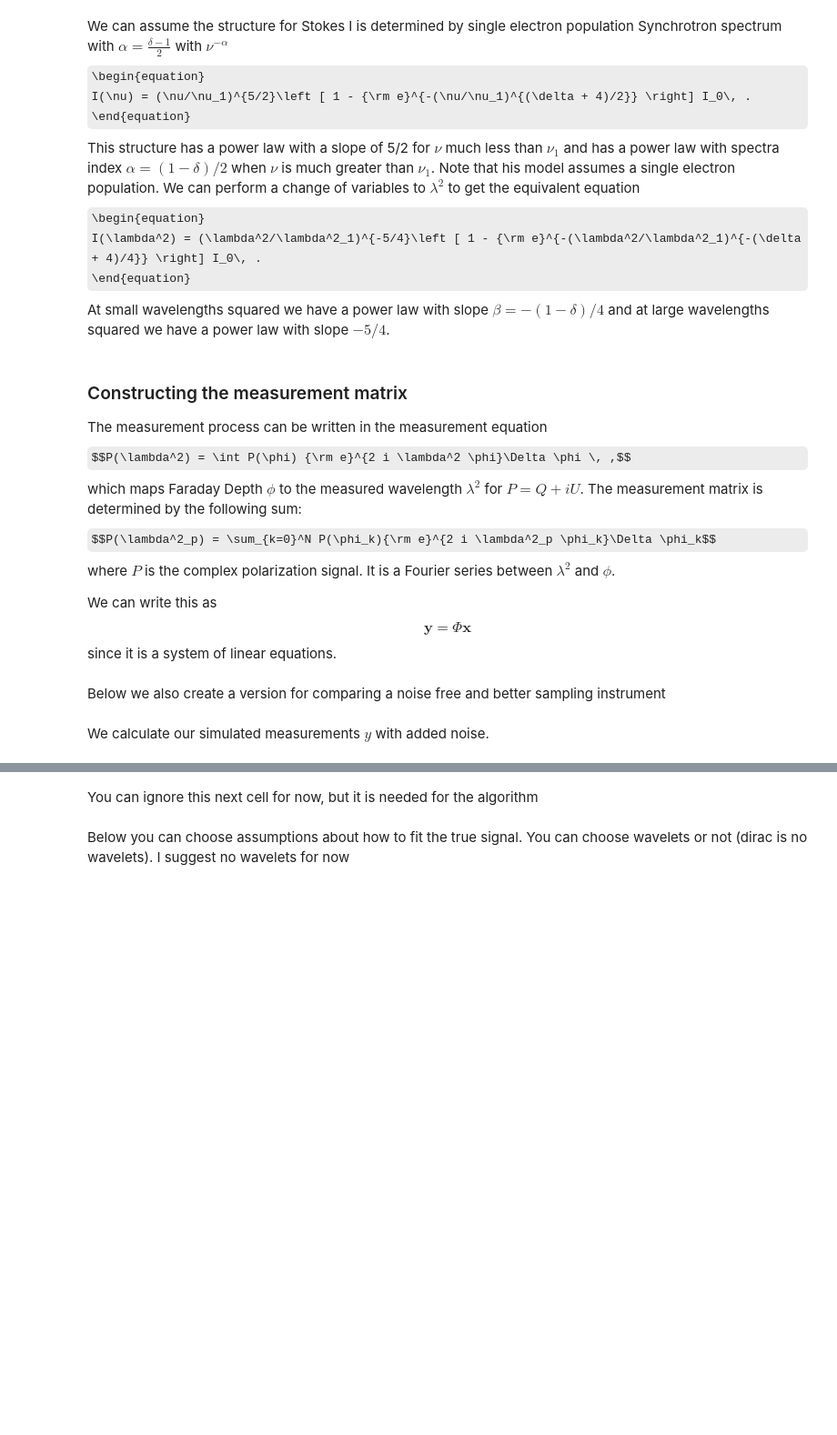
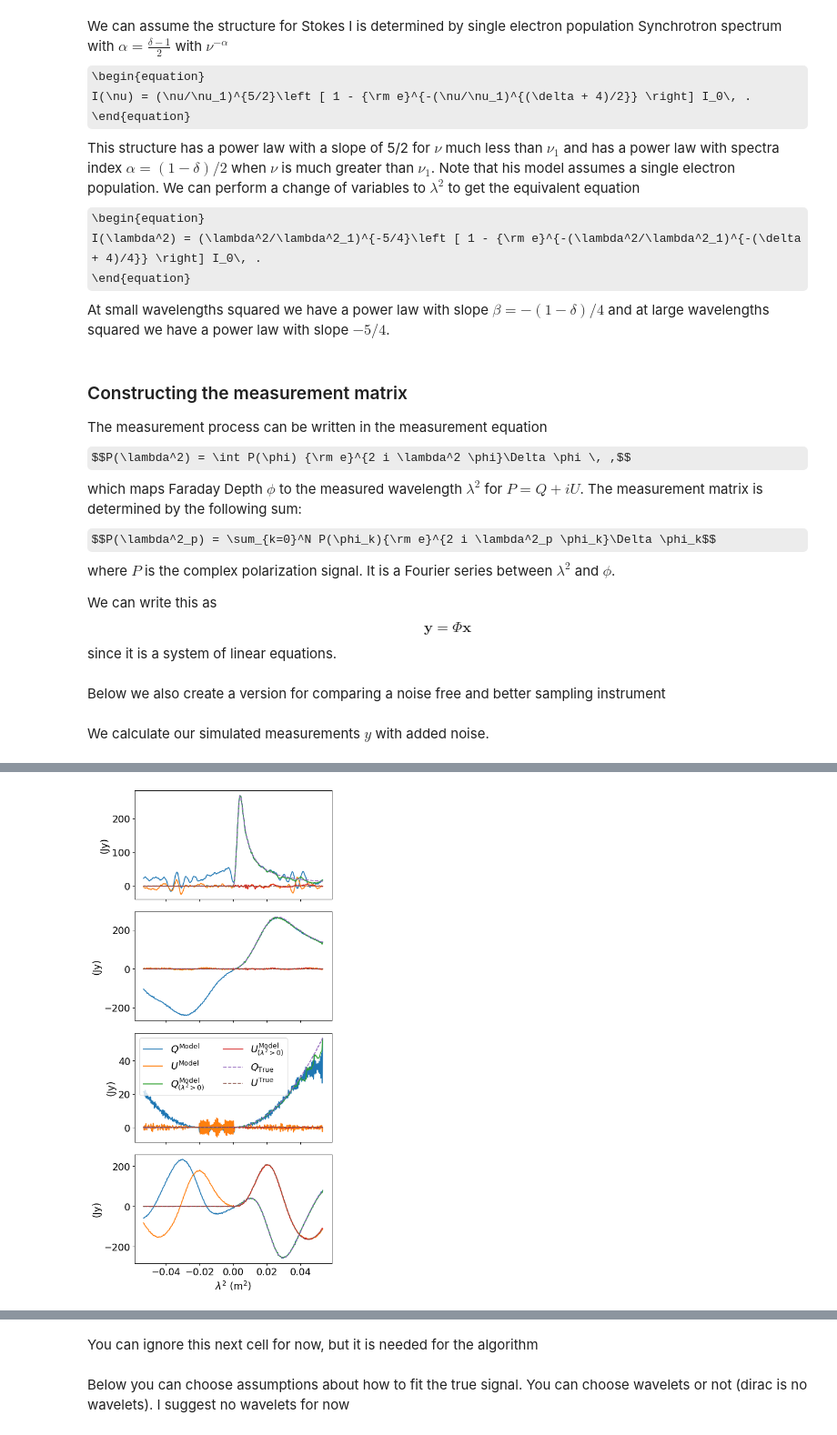
Before and after one commit to Luke-Pratley/Faraday-Dreams, a Jupyter notebook: examples/basic_faraday_simulation.ipynb, the cells around one changed output, grey strips where cells are left out. Shown at 91% size. Drawn from its saved outputs; the diff is of its cells as text; code cells hidden in the pictures; some formulas as TeX source; blank space fills up the shorter version.

```diff
--- a/examples/basic_faraday_simulation.ipynb
+++ b/examples/basic_faraday_simulation.ipynb
@@ -64,3 +60,18 @@ x_true = models.from_fft_lambda2(lambda x: spectra1(x) * np.exp(2j * x * 0), phi
+# %%
+alpha = -0.8
+delta = (-2 * alpha + 1)
+#nu = 5000
+nu = 2000
+#nu = 800
+nus = [5000, 2000, 800, 2000]
+rms = [0, 0, 0, 100]
+spectra2 = lambda x: np.real((x/lambda2_0)**(-5/4) * (1 - np.exp(-(x/lambda2_0)**((delta + 4)/2))))
+spectra3 = lambda x: np.sin(2 * np.pi/2. * x)
+#choose basis for enforce sparisty (dirac seems to be the best choice, but it depends on wavelength coverage!)
+#wav = ["db2", "db4", "db6", "db8"]
+#wav = ["db8", "db6", "db4"]
+wav = ["dirac"]
+levels = 1 #wavelet levels, makes no difference for dirac
 # %% [markdown]
 ### Constructing the measurement matrix
 The measurement process can be written in the measurement equation
@@ -90,4 +97,0 @@ y0 = m_op_right.dir_op(x_true)
-# %%
-# add iid noise to measurements
-sigma = 10**(-ISNR/20.)  * np.linalg.norm(y0) * 1./ np.sqrt(m_size)
-y = (y0 + np.random.normal(0, sigma, m_size) + 1j * np.random.normal(0, sigma, m_size)) * weights
@@ -115,0 +98,71 @@ Text(0, 0.5, '(Jy)')
+# %%
+fig1, ax1 = plt.subplots(nrows=4, ncols=1, figsize=(6, 12), dpi=80, sharex=True)
+fig2, ax2 = plt.subplots(nrows=4, ncols=1, figsize=(6, 12), dpi=80, sharex=True)
+fig3, ax3 = plt.subplots(nrows=4, ncols=1, figsize=(6, 12), dpi=80, sharex=True)
+rmse_p = np.zeros((len(rms)))
+rmse_n = np.zeros((len(rms)))
+for k in range(len(rms)):
+    # simulate measurement process
+    lambda2_0 = (c/nus[k] * 1e-6)**2
+    spectra1 = lambda x: np.real((x/lambda2_0)**(-5/4) * (1 - np.exp(-(x/lambda2_0)**((delta + 4)/2))))
+    x_true = models.from_fft_lambda2(lambda x: spectra1(x) * np.exp(1j * x * rms[k]), phi, 0)# + models.from_fft_lambda2(lambda x: spectra2(x) * np.exp(2j * x * -40), phi, 0) * 0.1
+    y0 = m_op_right.dir_op(x_true)
+    # add iid noise to measurements
+    sigma = 10**(-ISNR/20.) * np.sqrt(np.mean(np.abs(y0)**2)/2.)
+    np.random.seed(64)
+    y = (y0 + np.random.normal(0, sigma, m_size) + 1j * np.random.normal(0, sigma, m_size)) * weights
+    # you can choose the convergence criteria of the algorithm
+    options = {'tol': 1e-5, 'iter': 50000, 'update_iter': 1000, 'record_iters': False, 'real': False, 'positivity': False, 'project_positive_lambda2': True} #algorithm properties
+    beta= 1e+0 #stepsize that you might have to change 1e-2 to 1e-4 are normally okay, change if result looks bad
+    #get solution of algo and run
+    options['project_positive_lambda2'] = True
+    nu, sol = linear_operators.power_method(m_op_right, phi* 0 + 1, 1e-4)#estimate stepsize for algo (largest eigen value of measurement matrix)
+    solution_positive, diag_positive = solvers.solver(solvers.algorithm.l1_constrained, weights * y, sigma, m_op_right, wav, levels, nu, beta, options)
+    #get solution of algo and run
+    options['project_positive_lambda2'] = False
+    solution_negative, diag_negative = solvers.solver(solvers.algorithm.l1_constrained, weights * y, sigma, m_op_right, wav, levels, nu, beta, options)
+    y_positive = m_op.dir_op(solution_positive)
+    y_true = m_op_high_res.dir_op(x_true)
+    y_model_positive = m_op_high_res.dir_op(solution_positive)
+    y_negative = m_op.dir_op(solution_negative)
+    y_true = m_op_high_res.dir_op(x_true)
+    y_model_negative = m_op_high_res.dir_op(solution_negative)
+    ax1[k].plot(lambda2_high_res, np.real(y_model_negative))
+    ax1[k].plot(lambda2_high_res, np.imag(y_model_negative))
+    ax1[k].plot(lambda2_high_res, np.real(y_model_positive))
+    ax1[k].plot(lambda2_high_res, np.imag(y_model_positive))
+    ax1[k].plot(lambda2_high_res, np.real(y_true), '--')
+    ax1[k].plot(lambda2_high_res, np.imag(y_true), '--')
+    ax1[-1].set_xlabel(r"$\lambda^2$ (m$^2$)")
+    ax1[k].set_ylabel(r"(Jy)")
+    ax2[k].plot(freq0/10**9, np.real(y_negative))
+    ax2[k].plot(freq0/10**9, np.imag(y_negative))
+    ax2[k].plot(freq0/10**9, np.real(y_positive))
+    ax2[k].plot(freq0/10**9, np.imag(y_positive))
+    ax2[k].errorbar(freq0/10**9, np.real(y), yerr=lambda2*0 + sigma, fmt='',linestyle='')
+    ax2[k].errorbar(freq0/10**9, np.imag(y), yerr=lambda2*0 + sigma, fmt='',linestyle='')
+    ax2[-1].set_xlabel(r"$\nu$ (GHz)")
+    ax3[k].plot(phi, np.abs(x_true), c="purple")
+    ax3[k].plot(phi, np.abs(solution_negative), c="teal")
+    ax3[k].plot(phi, np.abs(solution_positive), c="limegreen")
+    ax3[-1].set_xlabel(r"$\phi$ (rad/m$^2$)")
+    ax3[k].set_xlim([-500, 500])
+    rmse_p[k] = np.sqrt(np.mean(np.abs(x_true - solution_positive)**2))/np.sqrt(np.mean(np.abs(x_true)**2))
+    rmse_n[k] = np.sqrt(np.mean(np.abs(x_true - solution_negative)**2))/np.sqrt(np.mean(np.abs(x_true)**2))
+
+fig1.tight_layout()
+fig2.tight_layout()
+fig3.tight_layout()
+output_name = str(alpha) + "sync_model"
+fig1.savefig(output_name + "_lambda2.pdf")
+fig2.savefig(output_name + "_freq.pdf")
+fig3.savefig(output_name + "_faraday.pdf")
+
+ax1[2].legend(["$Q^{\\rm Model}$", "$U^{\\rm Model}$", "$Q^{\\rm Model}_{(\lambda^2 > 0)}$", "$U^{\\rm Model}_{(\lambda^2 > 0)}$", "$Q_{\\rm True}$", "$U^{\\rm True}$"], fontsize=16,ncol=2)
+ax2[2].legend(["$Q^{\\rm Model}$", "$U^{\\rm Model}$", "$Q^{\\rm Model}_{(\lambda^2 > 0)}$", "$U^{\\rm Model}_{(\lambda^2 > 0)}$", "$Q_{\\rm Measured}$", "$U^{\\rm Measured}$"], fontsize=16,ncol=2)
+ax3[2].legend([ "$|F^{\\rm True}|$", "$|F^{\\rm Model}|$", "$|F_{(\lambda^2 > 0)}^{\\rm Model}|$"], fontsize=16)
+
+fig1.savefig(output_name + "_lambda2_label.pdf")
+fig2.savefig(output_name + "_freq_label.pdf")
+fig3.savefig(output_name + "_faraday_label.pdf")
+# %% [output]
@@ -115,0 +186 @@ Text(0, 0.5, '(Jy)')
+[figure, added]
```
Also changed, not shown: parts of 26 cells of this notebook, 4 other files.
